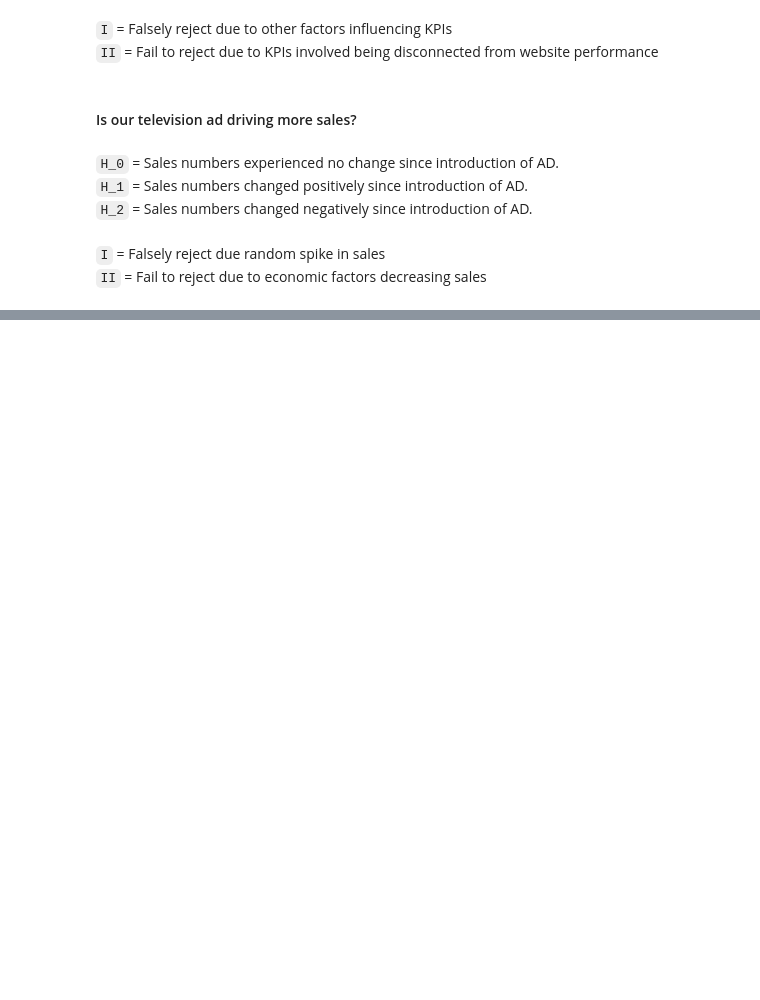
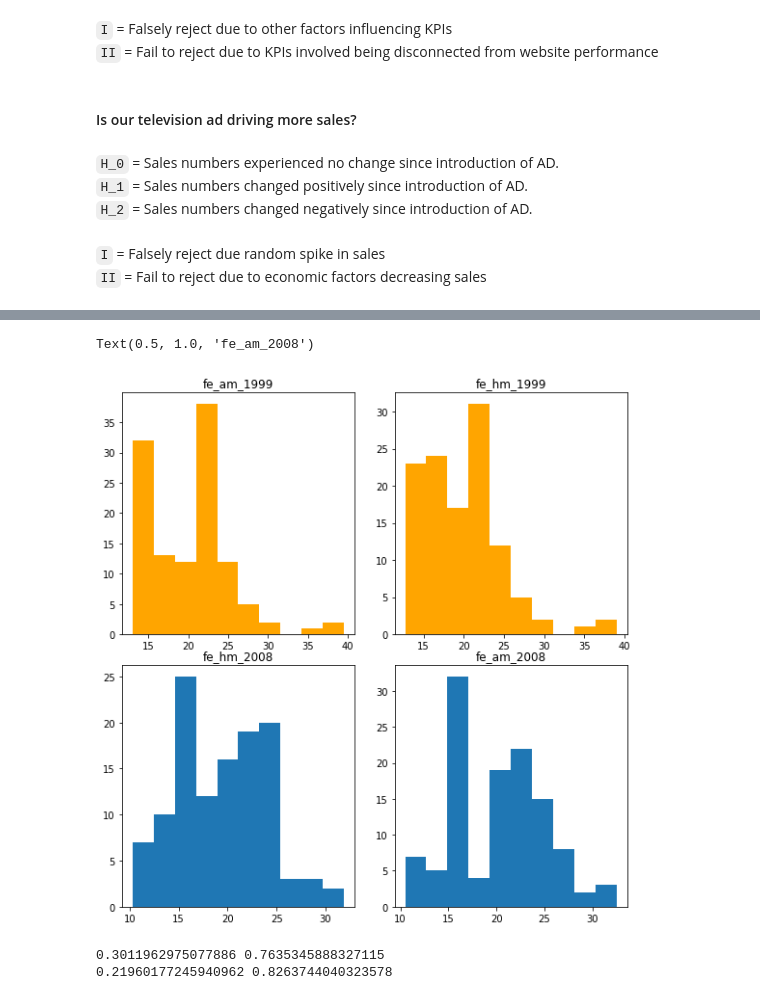
Before and after one commit to MrEnigmamgine/statistics-exercises, a Jupyter notebook: hypothesis_testing.ipynb, the cells around one changed output, grey strips where cells are left out. Saved outputs shown, nothing was run; the diff lists cells and outputs as text; code cells hidden in the pictures; blank space fills up the shorter version.

```diff
--- a/hypothesis_testing.ipynb
+++ b/hypothesis_testing.ipynb
@@ -33,0 +103,3 @@ Note that some of the questions are intentionally phrased in a vague way. It is
+# %%
+mpg = data('mpg')
+mpg.head()
@@ -33,0 +138,5 @@ Note that some of the questions are intentionally phrased in a vague way. It is
+# %%
+mpg['avg_fe'] = stats.hmean(mpg[['cty', 'hwy']], axis =1)
+
+mpg['fe'] = (mpg.cty + mpg.hwy) /2
+mpg.head()
@@ -33,0 +150,35 @@ Note that some of the questions are intentionally phrased in a vague way. It is
+# %%
+# seperate my two samples
+fe_hm_2008 = mpg[mpg.year == 2008].avg_fe
+fe_hm_1999 = mpg[mpg.year == 1999].avg_fe
+fe_am_2008 = mpg[mpg.year == 2008].fe
+fe_am_1999 = mpg[mpg.year == 1999].fe
+# %%
+# plot them
+plt.rc('figure', figsize=(8, 8))
+fig, axs = plt.subplots(2,2)
+fig.tight_layout()
+ax = axs.flatten()
+
+ax[0].hist(fe_am_1999, color='orange')
+ax[0].set_title('fe_am_1999')
+
+ax[1].hist(fe_hm_1999, color='orange')
+ax[1].set_title('fe_hm_1999')
+
+ax[2].hist(fe_hm_2008)
+ax[2].set_title('fe_hm_2008')
+
+ax[3].hist(fe_am_2008)
+ax[3].set_title('fe_am_2008')
+# %% [output]
+Text(0.5, 1.0, 'fe_am_2008')
+[figure, added]
+# %%
+t1, p1 = stats.ttest_ind(fe_hm_1999, fe_hm_2008)
+t2, p2 = stats.ttest_ind(fe_am_1999, fe_am_2008)
+print(t1, p1)
+print(t2, p2)
+# %% [output]
+0.3011962975077886 0.7635345888327115
+0.21960177245940962 0.8263744040323578
```
Also changed, not shown: parts of 45 cells of this notebook, 6 other files.
